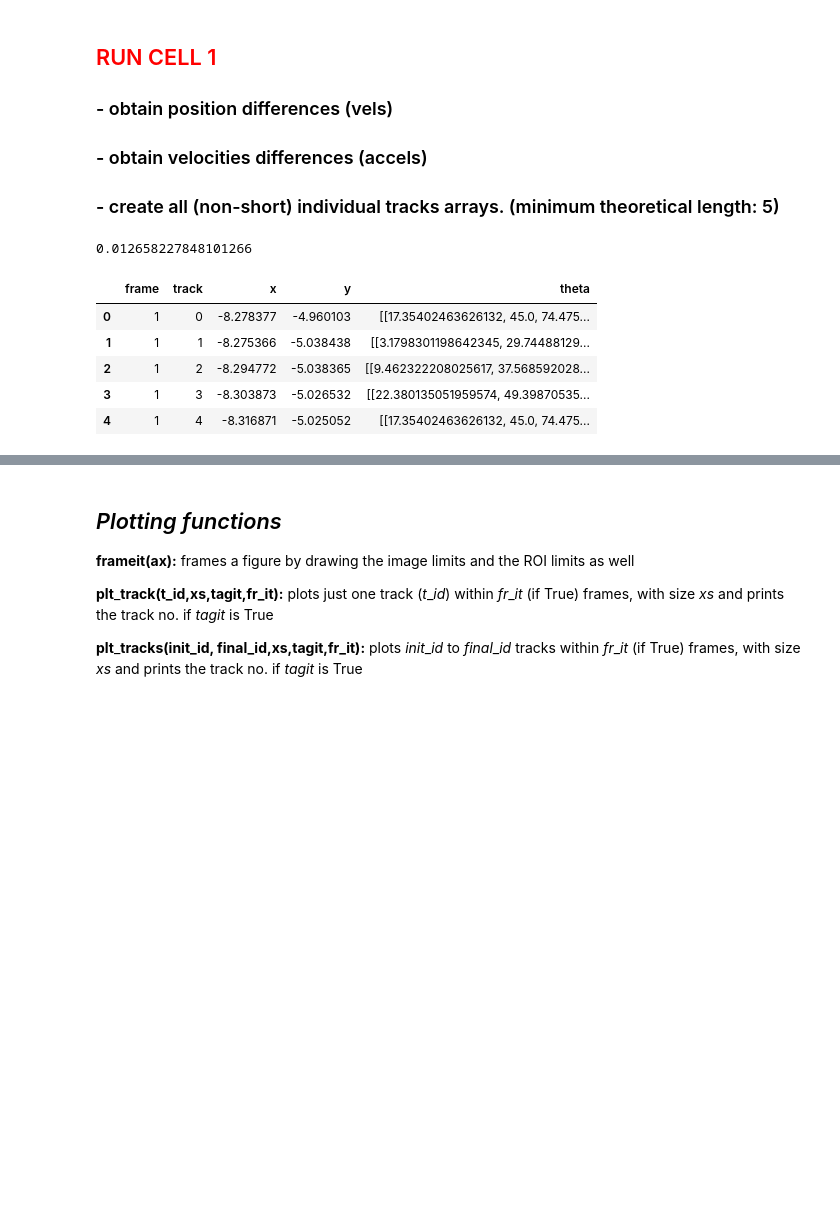
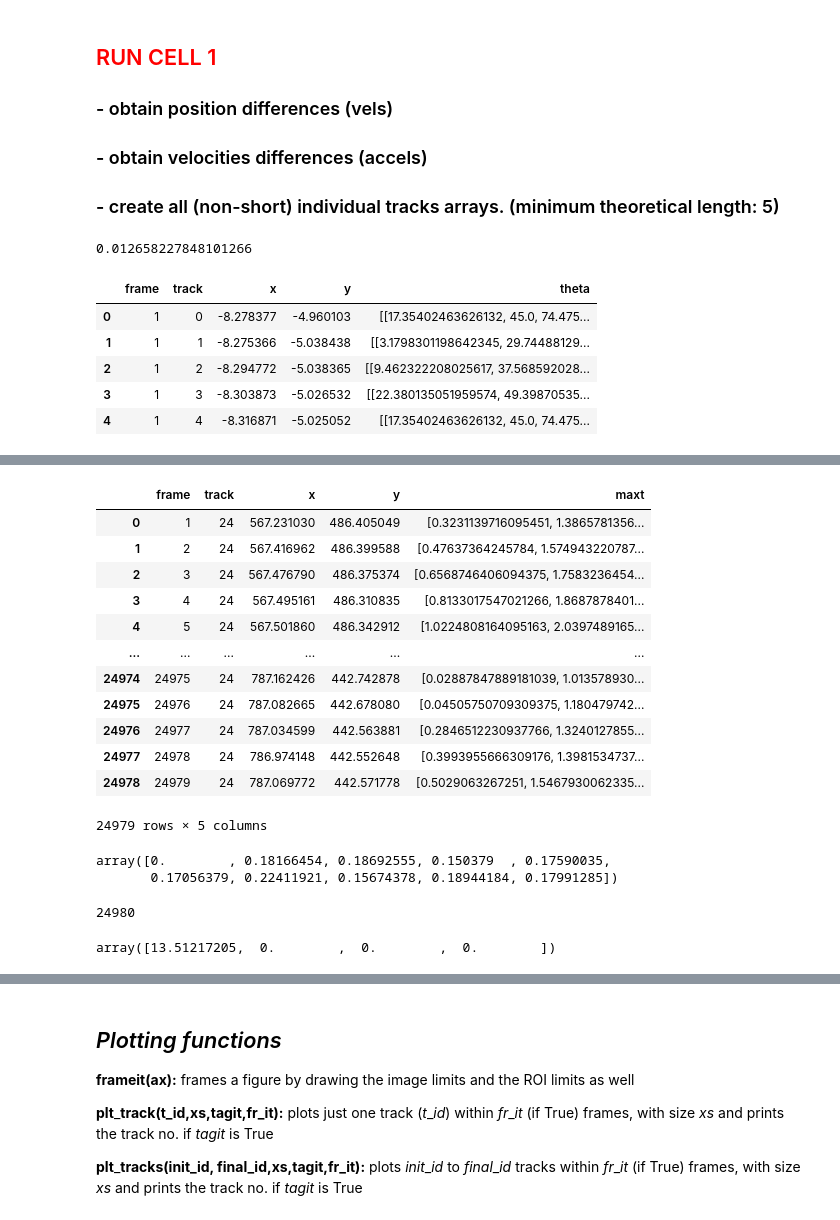
Before and after one commit to fvegar/brownian, a Jupyter notebook: chiral_tracks.ipynb, the cells around one changed output, grey strips where cells are left out. Saved outputs shown, nothing was run; the diff lists cells and outputs as text; code cells hidden in the pictures; blank space fills up the shorter version.

Commit message:
angle proc 11. all angles/spins saved by tracks

```diff
--- a/chiral_tracks.ipynb
+++ b/chiral_tracks.ipynb
@@ -120,7 +120,7 @@ def simple_pickle_read(series_directory, hash_prefix):
        + '.pkl.xz'
     tabla = pd.read_pickle(nombre, compression='infer')
     tabla = tabla.reset_index(drop=True) # por si los indices salen desordenados
-    Nframes = np.max(tabla.frame)+1
+    Nframes = np.max(tabla.frame)
     Ntracks = np.max(tabla.track)+1
     tabla = tabla.sort_values(by = ['frame', 'track']).reset_index(drop=True)
     return tabla
@@ -160,7 +160,7 @@ def reset_track_indexes(tabla0):
     else:
         print('nothing to fix\n')
     Ntracks = np.max(tabla.track)+1
-    Nframes = np.max(tabla.frame)+1
+    Nframes = np.max(tabla.frame)
     return tabla0, tabla
 
 # INPUT
@@ -581,14 +584,39 @@ omega = np.zeros((Ntracks,Nframes), dtype=float)
 for j in range(Ntracks):
     ln = len(tracks[j])
     theta[j][0] = np.mean(tracks[j].maxt[0]- np.arange(circ_unit))
-    ianext, omega[j][1] = return_next(j, 0, 0)
-    for i in range(1, ln-2):
-        if (i%500)==0:  printp('track no. ' + str(j+1)+ ' of ' + str (Ntracks) + ', frame ' + str(i+i0)+ ' of ' + str(Nframes-2))
+    ianext, omega[j][0] = return_next(j, 0, 0)
+    for i in range(1,ln-1):
+        if (i%500)==0:  printp('track no. ' + str(j+1)+ ' of ' + str (Ntracks) + ', frame ' + str(i)+ ' of ' + str(Nframes-2))
         theta[j][i] = np.mean(tracks[j].maxt[i]- np.arange(-ianext ,circ_unit -ianext))
-        ianext, omega[j][i+1] = return_next(j, i , ianext)
+        ianext, omega[j][i] = return_next(j, i , ianext)
+    theta[j][ln-1] = np.mean(tracks[j].maxt[ln-1]- np.arange(-ianext ,circ_unit -ianext))
 
 plt.figure()
 plt.hist(omega[0],bins=200);
+
+
+for i in range(Ntracks):
+
+    # store angular part in tracks
+    tracks[i]['theta'] = theta[i]
+    tracks[i]['w'] = omega[i]
+    tracks[i] = tracks[i].drop('maxt', axis=1)
+
+    # velocities
+    diffsx = tracks[i].x[1:].values - tracks[i].x[:-1].values
+    diffsy = tracks[i].y[1:].values - tracks[i].y[:-1].values
+    tracks[i] = tracks[i].drop(len(tracks[i])-1)
+    tracks[i]['vx'] = diffsx
+    tracks[i]['vy'] = diffsy
+
+    # accelerations
+    adx = tracks[i].vx[1:].values - tracks[i].vx[:-1].values
+    ady = tracks[i].vy[1:].values - tracks[i].vy[:-1].values
+    tracks[i] = tracks[i].drop(len(tracks[i])-1)
+    tracks[i]['ax'] = adx
+    tracks[i]['ay'] = ady
+
+    tracks[i] = tracks[i][['frame', 'track', 'x', 'y', 'vx', 'vy', 'ax', 'ay', 'theta','w']]
 # %% [output]
 data reading and basic processing
 |  | 0 |
@@ -807,5 +732,3 @@ for i in range(len(datos)):
-# %%
-tracks = all_tracks(datos, True)
 # %% [markdown]
 ## <font color='RED'>RUN CELL 1</font>
 
@@ -851,0 +793,25 @@ display(HTML( datos.head().to_html() ))
+# %%
+tracks[24]
+# %% [output]
+|  | frame | track | x | y | maxt |
+| 0 | 1 | 24 | 567.231030 | 486.405049 | [0.3231139716095451, 1.3865781356... |
+| 1 | 2 | 24 | 567.416962 | 486.399588 | [0.47637364245784, 1.574943220787... |
+| 2 | 3 | 24 | 567.476790 | 486.375374 | [0.6568746406094375, 1.7583236454... |
+| 3 | 4 | 24 | 567.495161 | 486.310835 | [0.8133017547021266, 1.8687878401... |
+| 4 | 5 | 24 | 567.501860 | 486.342912 | [1.0224808164095163, 2.0397489165... |
+| ... | ... | ... | ... | ... | ... |
+| 24974 | 24975 | 24 | 787.162426 | 442.742878 | [0.02887847889181039, 1.013578930... |
+| 24975 | 24976 | 24 | 787.082665 | 442.678080 | [0.04505750709309375, 1.180479742... |
+| 24976 | 24977 | 24 | 787.034599 | 442.563881 | [0.2846512230937766, 1.3240127855... |
+| 24977 | 24978 | 24 | 786.974148 | 442.552648 | [0.3993955666309176, 1.3981534737... |
+| 24978 | 24979 | 24 | 787.069772 | 442.571778 | [0.5029063267251, 1.5467930062335... |
+24979 rows × 5 columns
+# %%
+omega[0][:10]
+# %% [output]
+array([0.        , 0.18166454, 0.18692555, 0.150379  , 0.17590035,
+       0.17056379, 0.22411921, 0.15674378, 0.18944184, 0.17991285])
+# %%
+Nframes
+# %% [output]
+24980
@@ -851,0 +820,4 @@ display(HTML( datos.head().to_html() ))
+# %%
+theta[0][-4:]
+# %% [output]
+array([13.51217205,  0.        ,  0.        ,  0.        ])
```
Also changed, not shown: parts of 34 cells of this notebook, 1 other file.
